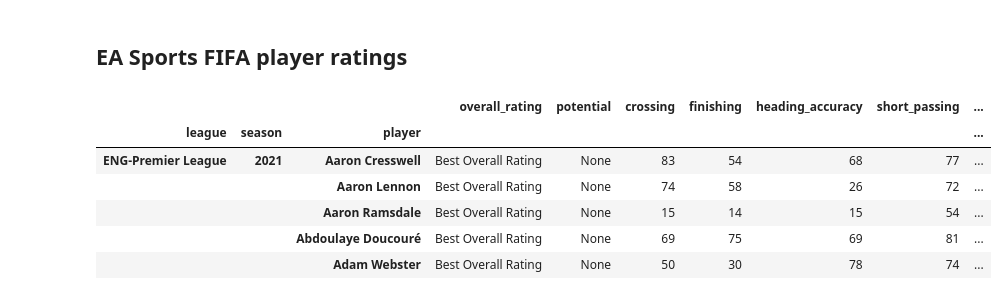
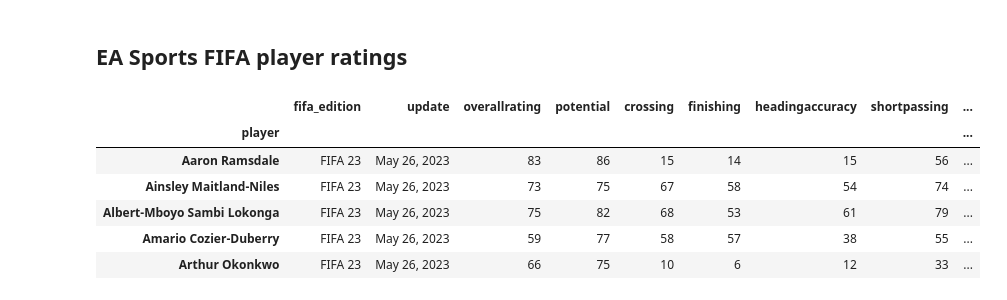
Before and after one commit to probberechts/soccerdata, a Jupyter notebook: docs/datasources/SoFIFA.ipynb, the cells around one changed output. Drawn from its saved outputs; the diff is of its cells as text; code cells hidden in the pictures.

Commit message:
[SoFIFA] Major fixes and API changes
Due to several updates to the sofifa.com website, the scraper was broken.

```diff
--- a/docs/datasources/SoFIFA.ipynb
+++ b/docs/datasources/SoFIFA.ipynb
@@ -14,7 +14,7 @@ import soccerdata as sd
 # %% [markdown]
 # SoFIFA
 # %%
-sofifa = sd.SoFIFA(leagues="ENG-Premier League", seasons=2021)
+sofifa = sd.SoFIFA(leagues="ENG-Premier League", versions="latest")
 print(sofifa.__doc__)
 # %% [output]
 Provides pd.DataFrames from data at http://sofifa.com.
@@ -37,13 +50,13 @@ Provides pd.DataFrames from data at http://sofifa.com.
 # %% [markdown]
 ## EA Sports FIFA player ratings
 # %%
-ratings = sofifa.read_ratings()
-ratings.head()
+player_ratings = sofifa.read_player_ratings(team="Arsenal")
+player_ratings.head()
 # %% [output]
-|  |  |  | overall_rating | potential | crossing | finishing | heading_accuracy | short_passing | ... |
-| league | season | player |  |  |  |  |  |  | ... |
-| ENG-Premier League | 2021 | Aaron Cresswell | Best Overall Rating | None | 83 | 54 | 68 | 77 | ... |
-|  |  | Aaron Lennon | Best Overall Rating | None | 74 | 58 | 26 | 72 | ... |
-|  |  | Aaron Ramsdale | Best Overall Rating | None | 15 | 14 | 15 | 54 | ... |
-|  |  | Abdoulaye Doucouré | Best Overall Rating | None | 69 | 75 | 69 | 81 | ... |
-|  |  | Adam Webster | Best Overall Rating | None | 50 | 30 | 78 | 74 | ... |
+|  | fifa_edition | update | overallrating | potential | crossing | finishing | headingaccuracy | shortpassing | ... |
+| player |  |  |  |  |  |  |  |  | ... |
+| Aaron Ramsdale | FIFA 23 | May 26, 2023 | 83 | 86 | 15 | 14 | 15 | 56 | ... |
+| Ainsley Maitland-Niles | FIFA 23 | May 26, 2023 | 73 | 75 | 67 | 58 | 54 | 74 | ... |
+| Albert-Mboyo Sambi Lokonga | FIFA 23 | May 26, 2023 | 75 | 82 | 68 | 53 | 61 | 79 | ... |
+| Amario Cozier-Duberry | FIFA 23 | May 26, 2023 | 59 | 77 | 58 | 57 | 38 | 55 | ... |
+| Arthur Okonkwo | FIFA 23 | May 26, 2023 | 66 | 75 | 10 | 6 | 12 | 33 | ... |
```
Also changed, not shown: parts of 5 cells of this notebook, 4 other files.
